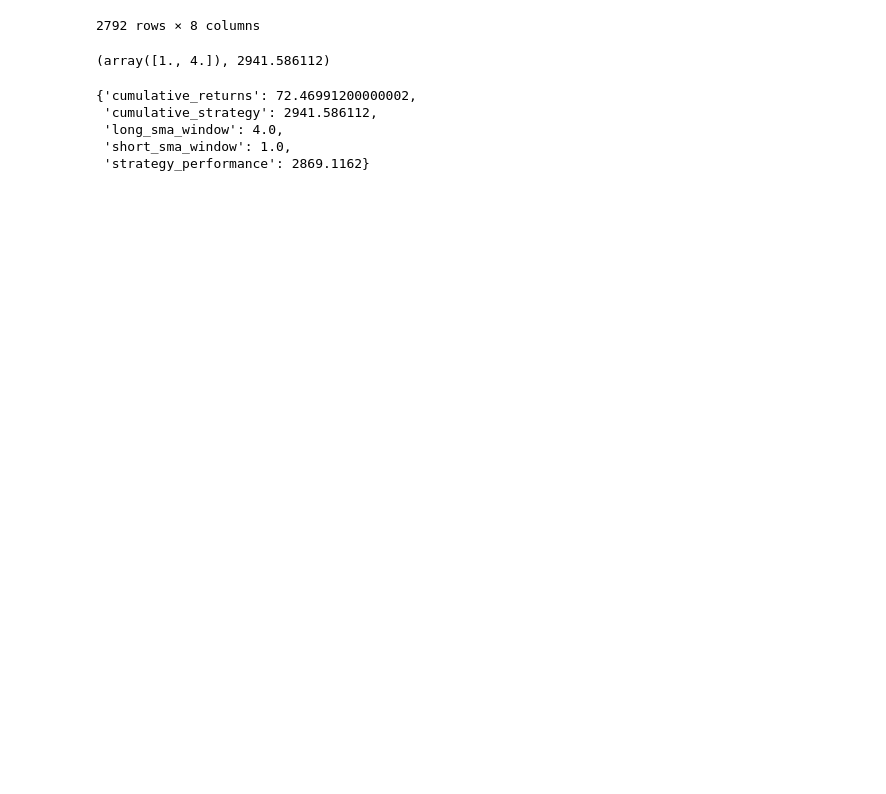
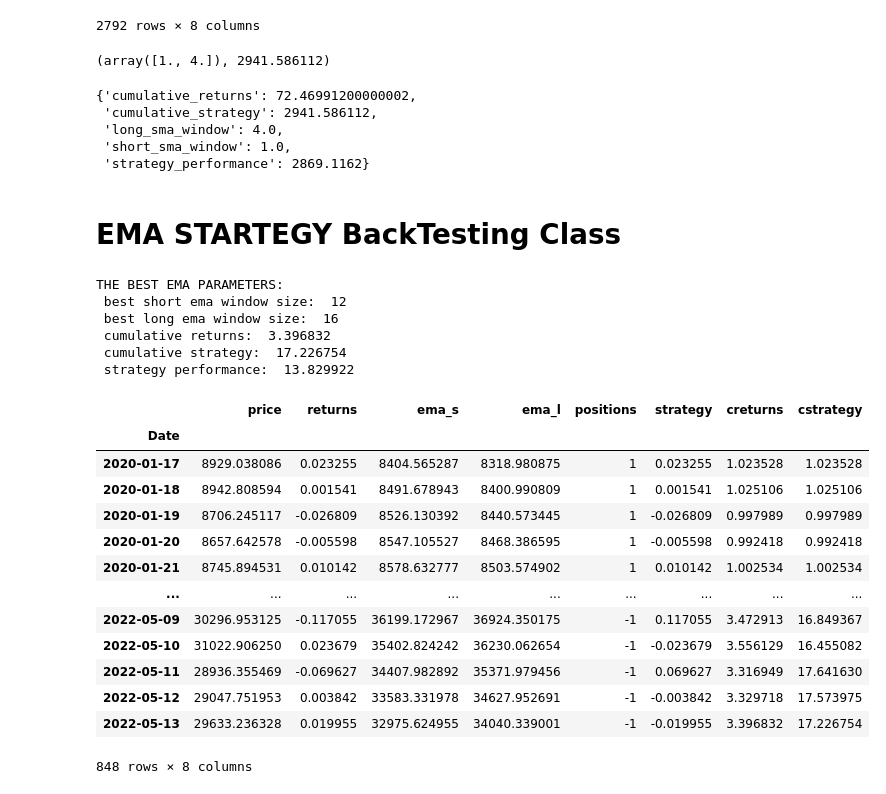
Before and after one commit to jacmal/CRYPTO-Returns-Strategy-Analysis, a Jupyter notebook: CRYPTO_Price_Retruns_Trend_Strategy_Analysis.ipynb, the cells around one changed output. Saved outputs shown, nothing was run; the diff lists cells and outputs as text; code cells hidden in the pictures; blank space fills up the shorter version.

```diff
--- a/CRYPTO_Price_Retruns_Trend_Strategy_Analysis.ipynb
+++ b/CRYPTO_Price_Retruns_Trend_Strategy_Analysis.ipynb
@@ -607,3 +733,5 @@ tester_sma.strategy_metrics
 
 ## SEARCHING OPTIMAL HYPERPARAMETERS FOR TRADING STARTEGIES
 brute(sma_strategy, ((1, 50, 1), (2, 60, 1)))
+# %% [markdown]
+# EMA STARTEGY BackTesting Class
@@ -609,0 +952,32 @@ brute(sma_strategy, ((1, 50, 1), (2, 60, 1)))
+# %%
+SHORT_EMA_RANGE = (1, 50)
+LONG_EMA_RANGE = (2, 200)
+
+START_DATE = '2020-01-01'
+END_DATE = '2022-05-13'
+
+tester_ema = EMA_Strategy_Tester(date_start=START_DATE, date_end=END_DATE)
+#tester_sma = SMA_Strategy_Tester()
+tester_ema.load_dataframe(df, normalize=False)
+tester_ema.optimize_ema_strategy_params((SHORT_EMA_RANGE[0], SHORT_EMA_RANGE[1], 1), (LONG_EMA_RANGE[0], LONG_EMA_RANGE[1], 1))
+# %% [output]
+THE BEST EMA PARAMETERS:
+ best short ema window size:  12
+ best long ema window size:  16
+ cumulative returns:  3.396832
+ cumulative strategy:  17.226754
+ strategy performance:  13.829922
+|  | price | returns | ema_s | ema_l | positions | strategy | creturns | cstrategy |
+| Date |  |  |  |  |  |  |  |  |
+| 2020-01-17 | 8929.038086 | 0.023255 | 8404.565287 | 8318.980875 | 1 | 0.023255 | 1.023528 | 1.023528 |
+| 2020-01-18 | 8942.808594 | 0.001541 | 8491.678943 | 8400.990809 | 1 | 0.001541 | 1.025106 | 1.025106 |
+| 2020-01-19 | 8706.245117 | -0.026809 | 8526.130392 | 8440.573445 | 1 | -0.026809 | 0.997989 | 0.997989 |
+| 2020-01-20 | 8657.642578 | -0.005598 | 8547.105527 | 8468.386595 | 1 | -0.005598 | 0.992418 | 0.992418 |
+| 2020-01-21 | 8745.894531 | 0.010142 | 8578.632777 | 8503.574902 | 1 | 0.010142 | 1.002534 | 1.002534 |
+| ... | ... | ... | ... | ... | ... | ... | ... | ... |
+| 2022-05-09 | 30296.953125 | -0.117055 | 36199.172967 | 36924.350175 | -1 | 0.117055 | 3.472913 | 16.849367 |
+| 2022-05-10 | 31022.906250 | 0.023679 | 35402.824242 | 36230.062654 | -1 | -0.023679 | 3.556129 | 16.455082 |
+| 2022-05-11 | 28936.355469 | -0.069627 | 34407.982892 | 35371.979456 | -1 | 0.069627 | 3.316949 | 17.641630 |
+| 2022-05-12 | 29047.751953 | 0.003842 | 33583.331978 | 34627.952691 | -1 | -0.003842 | 3.329718 | 17.573975 |
+| 2022-05-13 | 29633.236328 | 0.019955 | 32975.624955 | 34040.339001 | -1 | -0.019955 | 3.396832 | 17.226754 |
+848 rows × 8 columns
```
Also changed, not shown: parts of 18 cells of this notebook.
